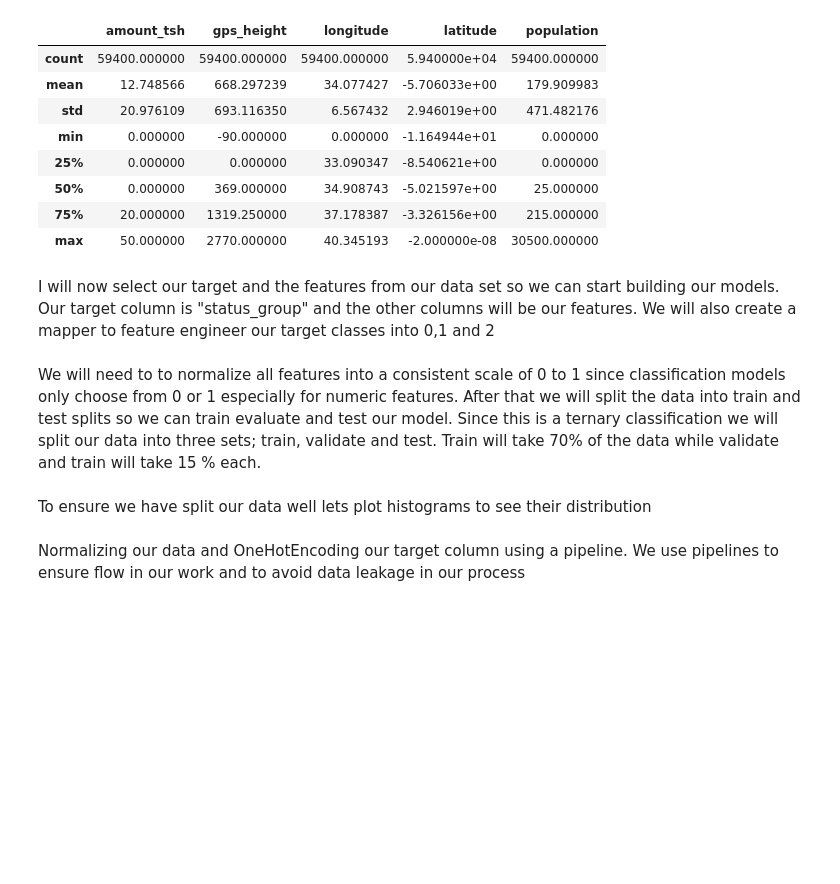
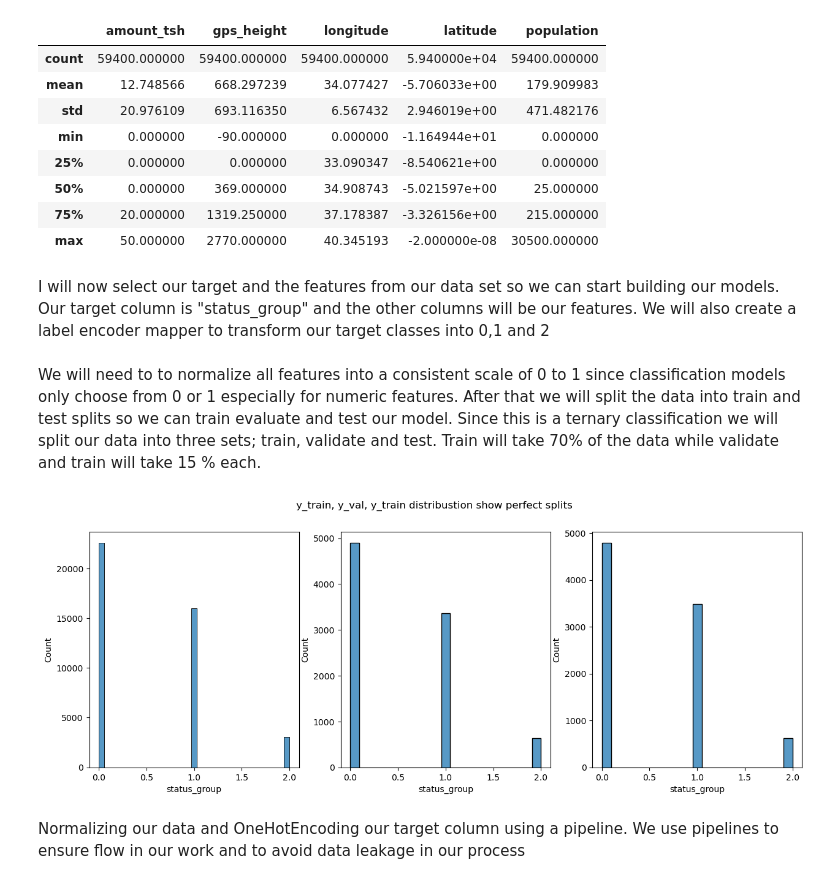
Before and after one commit to dev-ezzy/Classification-model, a Jupyter notebook: Models.ipynb, the cells around one changed output. Cells and saved outputs as stored; diff of their text form; code cells hidden in the pictures; blank space fills up the shorter version.

```diff
--- a/Models.ipynb
+++ b/Models.ipynb
@@ -47,5 +51,5 @@ modelling_data.describe()
 | 75% | 20.000000 | 1319.250000 | 37.178387 | -3.326156e+00 | 215.000000 |
 | max | 50.000000 | 2770.000000 | 40.345193 | -2.000000e-08 | 30500.000000 |
 # %% [markdown]
-I will  now select our target and the features from our data set so we can start building our models. Our target column is "status_group" and the other columns will be our features. We will also create a mapper to feature engineer our target classes into 0,1 and 2
+I will  now select our target and the features from our data set so we can start building our models. Our target column is "status_group" and the other columns will be our features. We will also create a label encoder mapper to transform our target classes into 0,1 and 2
 # %%
@@ -62,8 +67,15 @@ We will need to to normalize all features into a consistent scale of 0 to 1 sinc
 X_train, X_combined, y_train, y_combined = train_test_split(X, y, train_size= 0.7, random_state= 1)
 #splitting combined into validate and test
 X_val, X_test, y_val, y_test = train_test_split(X_combined, y_combined, train_size= 0.5, random_state= 1)
-# %% [markdown]
-To ensure we have split our data well lets plot histograms to see their distribution
+# %%
+fig, ax = plt.subplots(ncols= 3, figsize= (15, 5))
+sns.histplot(x =y_train, ax = ax[0])
+sns.histplot(y_val, ax = ax[1])
+sns.histplot(y_test, ax = ax[2])
+plt.suptitle("y_train, y_val, y_train distribustion show perfect splits")
+plt.show();
+# %% [output]
+[figure, added]
 # %% [markdown]
 Normalizing our data and OneHotEncoding our target column using a pipeline. We use pipelines to ensure flow in our work and to avoid data leakage in our process
 # %%
```
Also changed, not shown: parts of 7 cells of this notebook, 1 other file.
